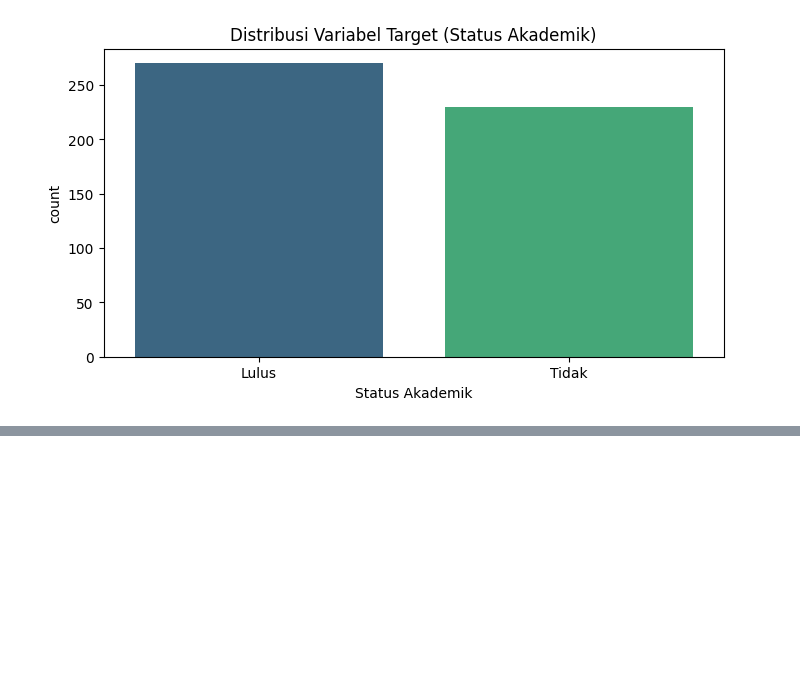
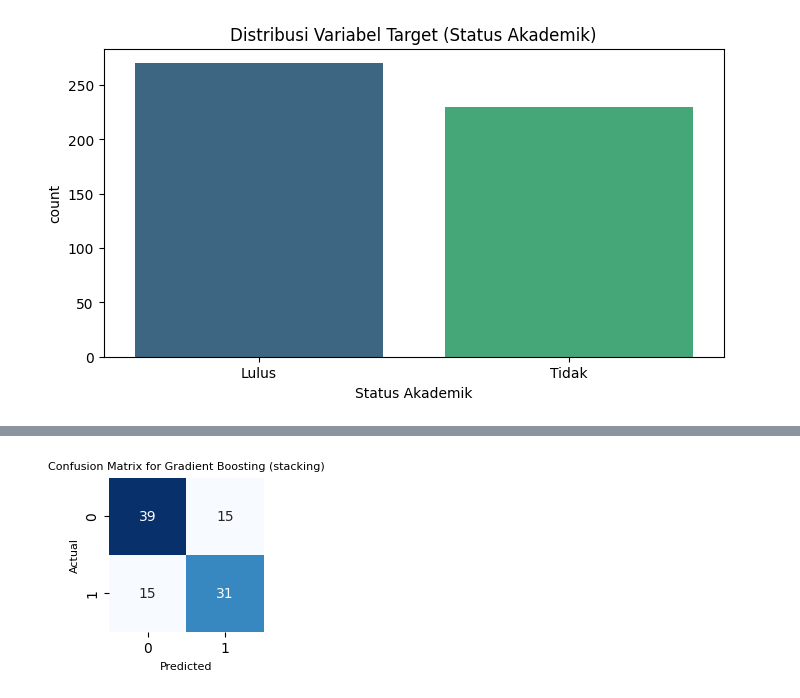
Before and after one commit to aprizal543/klasifikasi_status_akademik_mhs, a Jupyter notebook: Klasfikasi_status_akademik.ipynb, the cells around one changed output, grey strips where cells are left out. Saved outputs shown, nothing was run; the diff lists cells and outputs as text; code cells hidden in the pictures; blank space fills up the shorter version.

```diff
--- a/Klasfikasi_status_akademik.ipynb
+++ b/Klasfikasi_status_akademik.ipynb
@@ -163,3 +163,13 @@ Passing `palette` without assigning `hue` is deprecated and will be removed in v
 
   sns.countplot(x='Status Akademik', data=df, palette='viridis')
 [figure]
+# %%
+from sklearn.preprocessing import LabelEncoder
+encoder = LabelEncoder()
+
+# List kolom kategorikal yang perlu di encode
+categorical_columns = ['Jenis Kelamin','Status Menikah','Status Akademik']
+
+# Encode kolom kategorikal
+for column in categorical_columns:
+    df[column] = encoder.fit_transform(df[column])
@@ -165,0 +180,19 @@ Passing `palette` without assigning `hue` is deprecated and will be removed in v
+# %%
+# Pisahkan fitur(X) dan target (y)
+X = df.drop('Status Akademik', axis=1)
+y = df['Status Akademik']
+
+
+# Split data menjadi set pelatihan dan set uji
+from sklearn.model_selection import train_test_split
+X_train, X_test, y_train, y_test = train_test_split(X, y, test_size=0.3, random_state=42)
+
+# Buat instance Standardisasi
+from sklearn.preprocessing import StandardScaler
+scaler = StandardScaler()
+
+# Fit dan transform data pelatihan
+X_train_scaled = scaler.fit_transform(X_train)
+
+# Transform data uji
+X_test_scaled = scaler.transform(X_test)
@@ -165,0 +276,17 @@ Passing `palette` without assigning `hue` is deprecated and will be removed in v
+# %%
+# Membuat fungsi untuk menampilkan Confusion Matrix
+def plot_confusion_matrix(cm, model_name):
+    plt.figure(figsize=(2, 2))
+    sns.heatmap(cm, annot=True, fmt="d", cmap='Blues', cbar=False)
+    plt.title(f'Confusion Matrix for {model_name}', fontsize=8)
+    plt.ylabel('Actual', fontsize=8)
+    plt.xlabel('Predicted', fontsize=8)
+    plt.show()
+# %%
+# Calculate the confusion matrix for the GBC model with best parameters
+stacking_model = confusion_matrix(y_test, y_pred_test)
+
+# Plot the confusion matrix
+plot_confusion_matrix(stacking_model, 'Gradient Boosting (stacking)')
+# %% [output]
+[figure, added]
```
Also changed, not shown: parts of 8 cells of this notebook.
